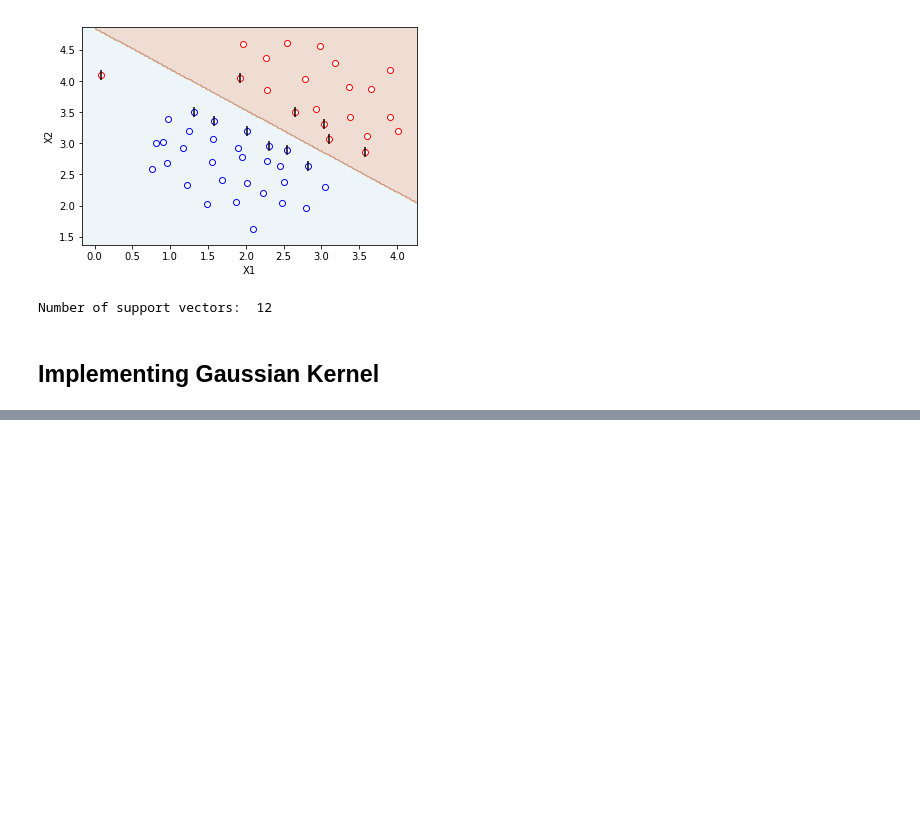
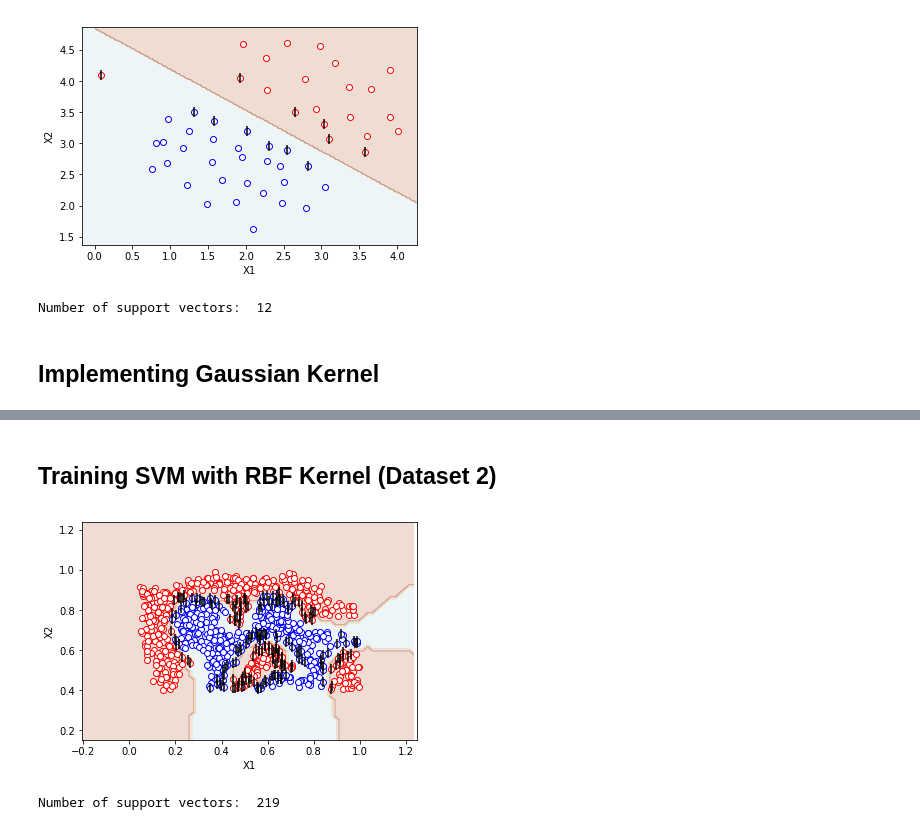
Before and after one commit to ShaneKoNaung/andrewng-coursera-ml-python, a Jupyter notebook: Exercise 6/Ex 6 Support Vector Machines.ipynb, the cells around one changed output, grey strips where cells are left out. Drawn from its saved outputs; the diff is of its cells as text; code cells hidden in the pictures; blank space fills up the shorter version.

Commit message:
training svm with rbf kernel

```diff
--- a/Exercise 6/Ex 6 Support Vector Machines.ipynb
+++ b/Exercise 6/Ex 6 Support Vector Machines.ipynb
@@ -95,0 +133,9 @@ Gaussian Kernel between x1 = [1; 2; 1], x2 = [0; 4; -1], sigma =  :
+# %% [markdown]
+## Training SVM with RBF Kernel (Dataset 2)
+# %%
+clf = SVC(C=100, kernel='rbf', gamma=6)
+clf.fit(X,y.ravel())
+plot_svc(clf, X, y)
+# %% [output]
+[figure, added]
+Number of support vectors:  219
```
Also changed, not shown: parts of 5 cells of this notebook.
